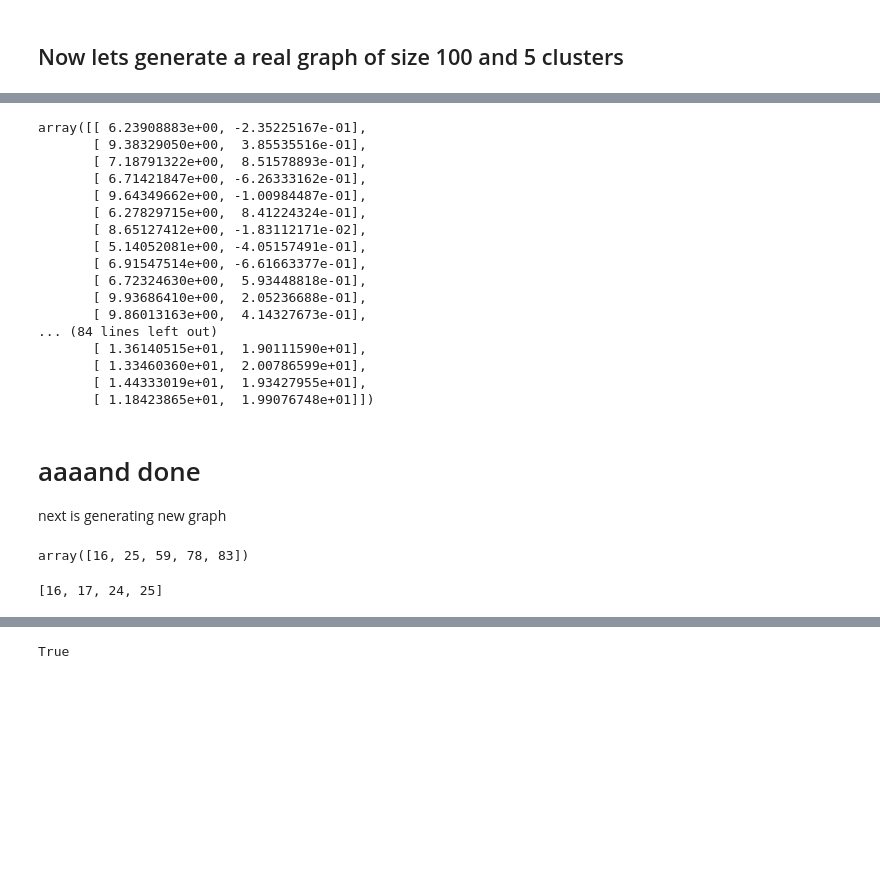
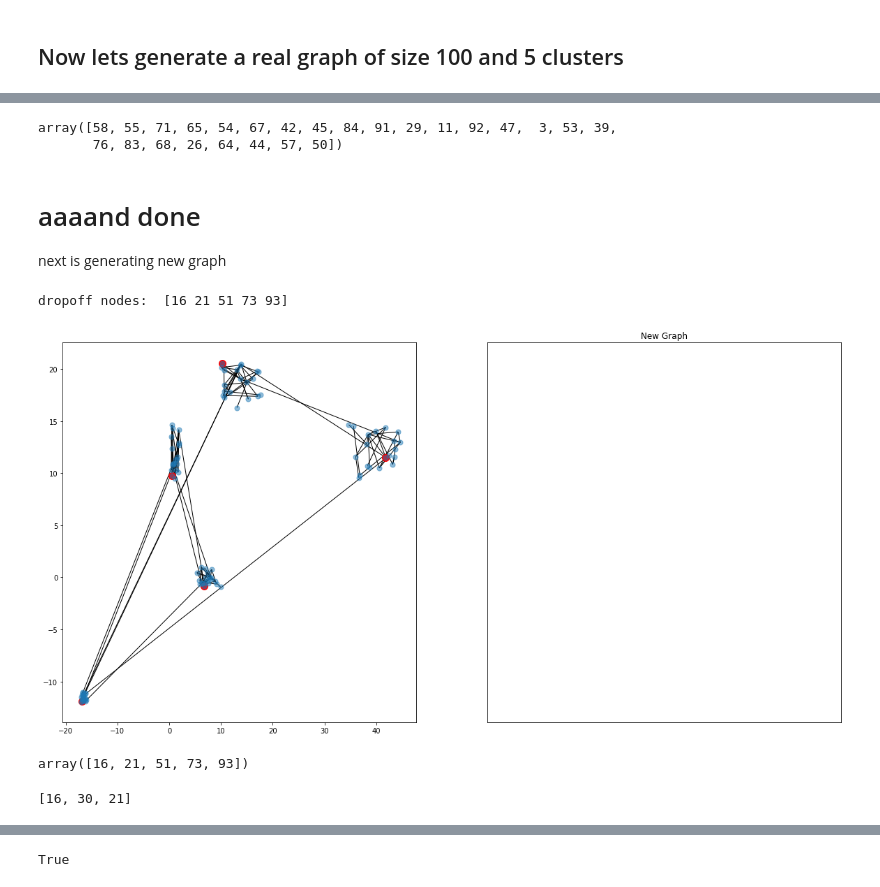
Before and after one commit to ssanghavi404/project-fa19, a Jupyter notebook: input_generation_work.ipynb, the cells around one changed output, grey strips where cells are left out. Saved outputs shown, nothing was run; the diff lists cells and outputs as text; code cells hidden in the pictures; blank space fills up the shorter version.

Commit message:
adding homes and better explanation_doc

```diff
--- a/input_generation_work.ipynb
+++ b/input_generation_work.ipynb
@@ -179,30 +179,21 @@ dropoff nodes:  [19 33 46 60 92]
 # %%
 nx.readwrite.gpickle.write_gpickle(G, './graphstore/tempG.pkl')
-# %%
-v
-# %% [output]
-array([[ 6.23908883e+00, -2.35225167e-01],
-       [ 9.38329050e+00,  3.85535516e-01],
-       [ 7.18791322e+00,  8.51578893e-01],
-       [ 6.71421847e+00, -6.26333162e-01],
-       [ 9.64349662e+00, -1.00984487e-01],
-       [ 6.27829715e+00,  8.41224324e-01],
-       [ 8.65127412e+00, -1.83112171e-02],
-       [ 5.14052081e+00, -4.05157491e-01],
-       [ 6.91547514e+00, -6.61663377e-01],
-       [ 6.72324630e+00,  5.93448818e-01],
-       [ 9.93686410e+00,  2.05236688e-01],
-       [ 9.86013163e+00,  4.14327673e-01],
-... (84 lines left out)
-       [ 1.36140515e+01,  1.90111590e+01],
-       [ 1.33460360e+01,  2.00786599e+01],
-       [ 1.44333019e+01,  1.93427955e+01],
-       [ 1.18423865e+01,  1.99076748e+01]])
+# %%
+nodes = [int(x) for x in np.linspace(0, 99, 100)]
+nhomes = 25
+homes = np.random.choice(nodes, nhomes, replace = False)
+homes
+# %% [output]
+array([58, 55, 71, 65, 54, 67, 42, 45, 84, 91, 29, 11, 92, 47,  3, 53, 39,
+       76, 83, 68, 26, 64, 44, 57, 50])
 # %%
 import pickle
 with open('./graphstore/dropoffnodes.pkl', 'wb') as f:
     pickle.dump(dropoffs, f)
 
+with open('./graphstore/homes.pkl', 'wb') as f:
+    pickle.dump(homes, f)
+
 with open('./graphstore/spatiallocations.pkl', 'wb') as f:
     pickle.dump(v, f)
 # %% [markdown]
@@ -214,31 +205,29 @@ G = nx.readwrite.gpickle.read_gpickle('./graphstore/tempG.pkl')
 import pickle
 with open('./graphstore/dropoffnodes.pkl', 'rb') as f:
     dropoffnodes = pickle.load(f)
+with open('./graphstore/spatiallocations.pkl', 'rb') as f:
+    v = pickle.load(f)
 # %%
 fig, axs = plt.subplots(ncols = 2, figsize = (20,10))
 
 ax = axs[0]
 
 pos = dict()
 for i, vi in enumerate(v):
     pos.update({i:vi})
 nx.draw_networkx_nodes(G, pos, ax = ax, alpha = .5, node_size = 50)
 nx.draw_networkx_edges(G, pos, ax = ax)
 
-#generate drop off points (one in each cluster)
-dropoffs = np.array([np.random.randint(20) for i in range(5)]) + np.array([0,20,40,60,80])#20 points per cluster
-dropoff_pts = v[dropoffs]
+dropoff_pts = v[dropoffnodes]
 ax.scatter(dropoff_pts[:,0],dropoff_pts[:,1], color = 'red', s = 100)
-print('dropoff nodes: ', dropoffs)
+print('dropoff nodes: ', dropoffnodes)
 axs[1].set_title('New Graph')
-s = dropoffs[0]
-d1, d2, d3, d4 = np.array(dropoffs)[1:]
+s = dropoffnodes[0]
+d1, d2, d3, d4 = np.array(dropoffnodes)[1:]
+# %% [output]
+dropoff nodes:  [16 21 51 73 93]
+[figure, added]
 # %%
 dropoffnodes
 # %% [output]
-array([16, 25, 59, 78, 83])
+array([16, 21, 51, 73, 93])
-# %%
-spaths = nx.shortest_path(G,)
-spaths[dropoffnodes[0]][dropoffnodes[1]]
-# %% [output]
-[16, 17, 24, 25]
@@ -246,0 +234,6 @@ def generate_new_graph(G, )
+# %%
+node1, node2 = dropoffnodes[0], dropoffnodes[1]
+spaths = nx.shortest_path(G,)
+path = spaths[node1][node2]
+# %% [output]
+[16, 30, 21]
```
Also changed, not shown: parts of 8 cells of this notebook, 4 other files.
